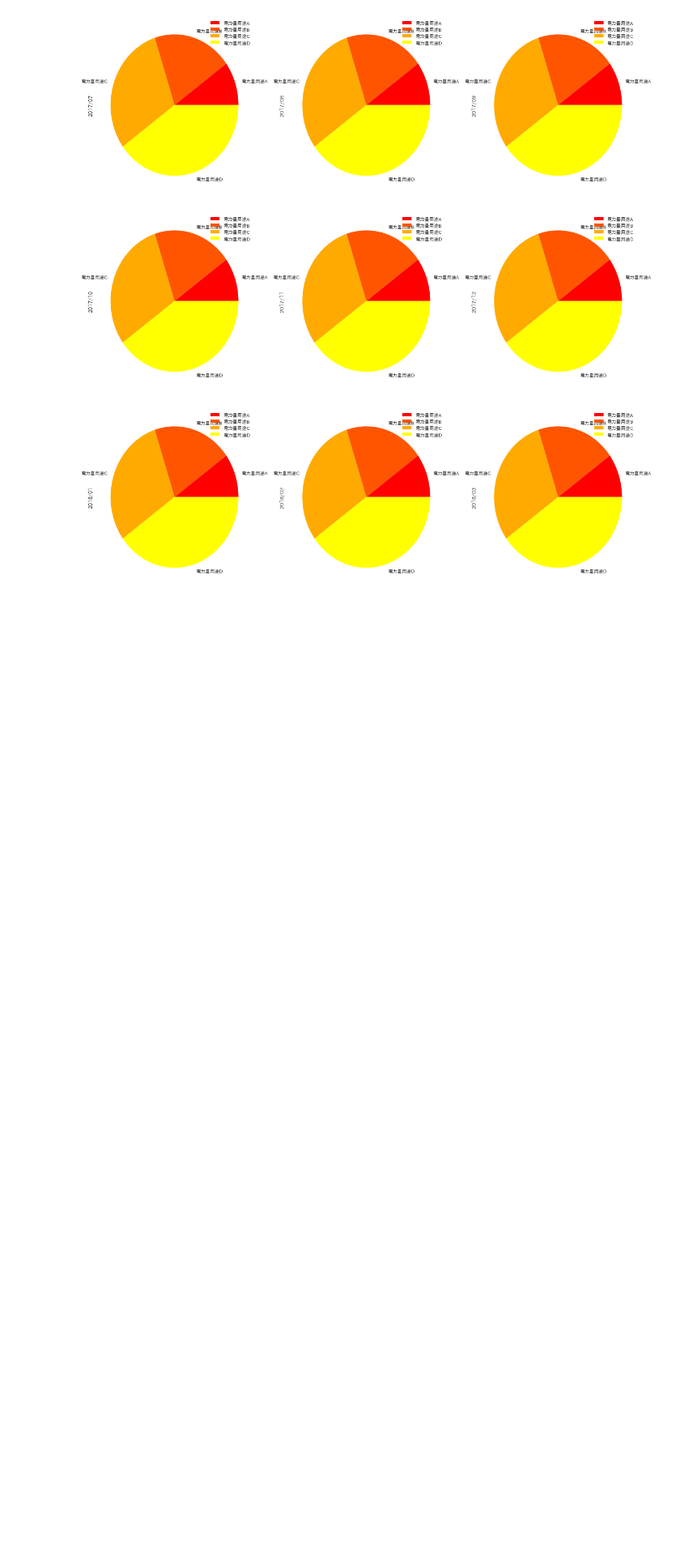
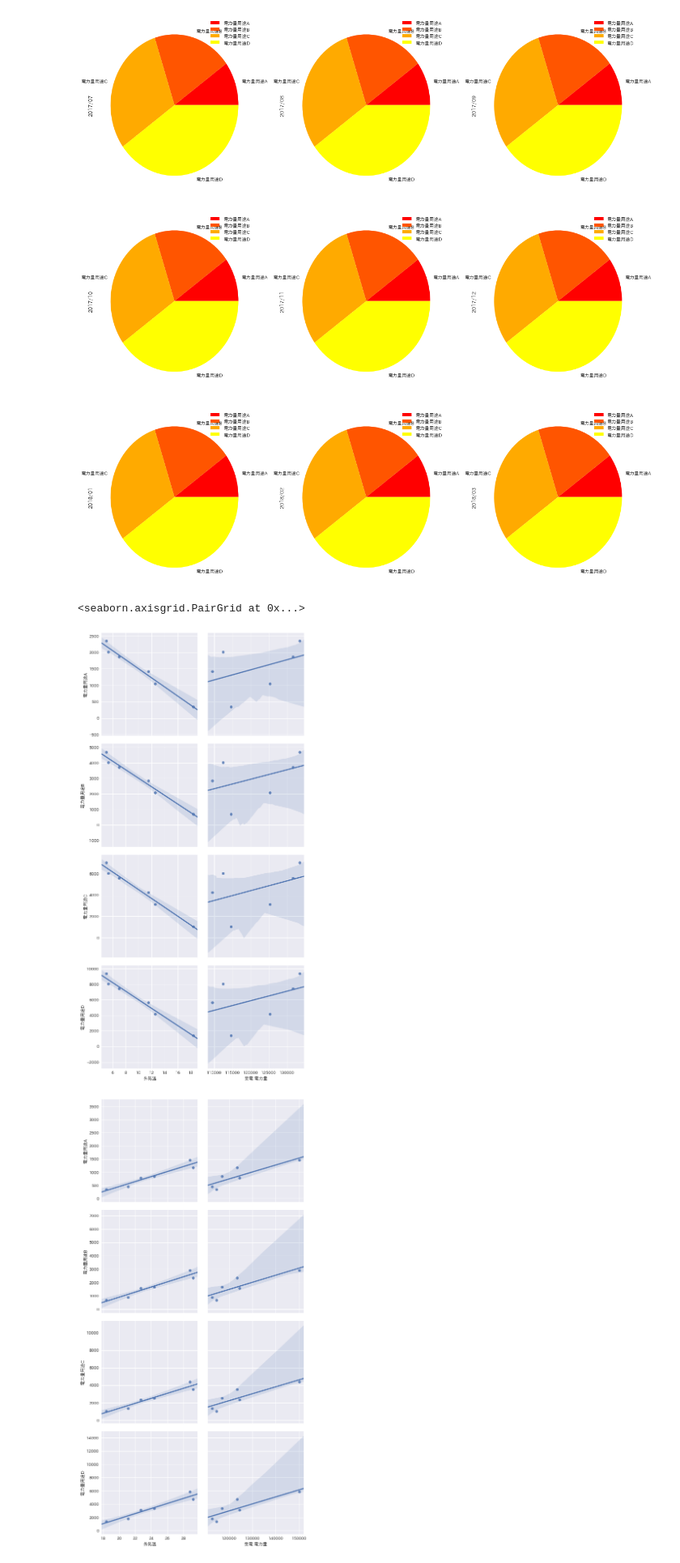
Before and after one commit to snuow/Visualization_for_EnergyDataAnalysis, a Jupyter notebook: Visualization_EnergyConsumption.ipynb, the cells around one changed output. Shown at 81% size. Drawn from its saved outputs; the diff is of its cells as text; code cells hidden in the pictures; blank space fills up the shorter version.

```diff
--- a/Visualization_EnergyConsumption.ipynb
+++ b/Visualization_EnergyConsumption.ipynb
@@ -140,3 +161,22 @@ array([<matplotlib.axes._subplots.AxesSubplot object at 0x...>,
 [figure]
 [figure]
 [figure]
+# %%
+# 外気温度に対する電力量の相関,受電電力量に対する各用途の相関の確認
+sns.pairplot(vis_df_month['2017/10':'2018/03'],
+             x_vars=['外気温','受電 電力量'],
+             y_vars=vis_df_month.columns[vis_df_month.columns.str.startswith('電力量')],
+             kind = 'reg',
+             size = 4,
+            )
+# 外気温度に対する電力量の相関,受電電力量に対する各用途の相関の確認
+sns.pairplot(vis_df_month['2017/05':'2017/10'],
+             x_vars=['外気温','受電 電力量'],
+             y_vars=vis_df_month.columns[vis_df_month.columns.str.startswith('電力量')],
+             kind = 'reg',
+             size = 4,
+            )
+# %% [output]
+<seaborn.axisgrid.PairGrid at 0x...>
+[figure, added]
+[figure, added]
```
Also changed, not shown: parts of 4 cells of this notebook, 2 other files.
